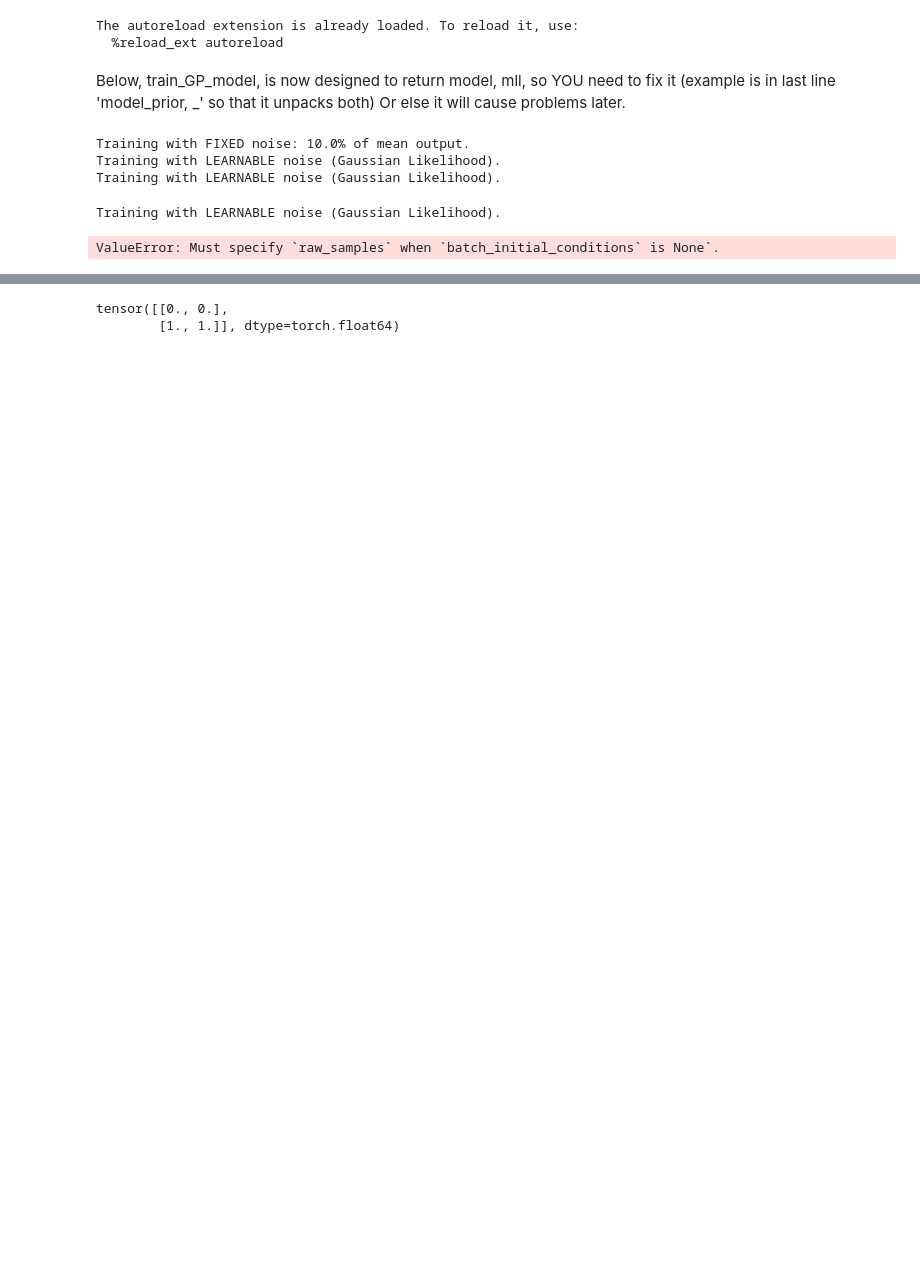
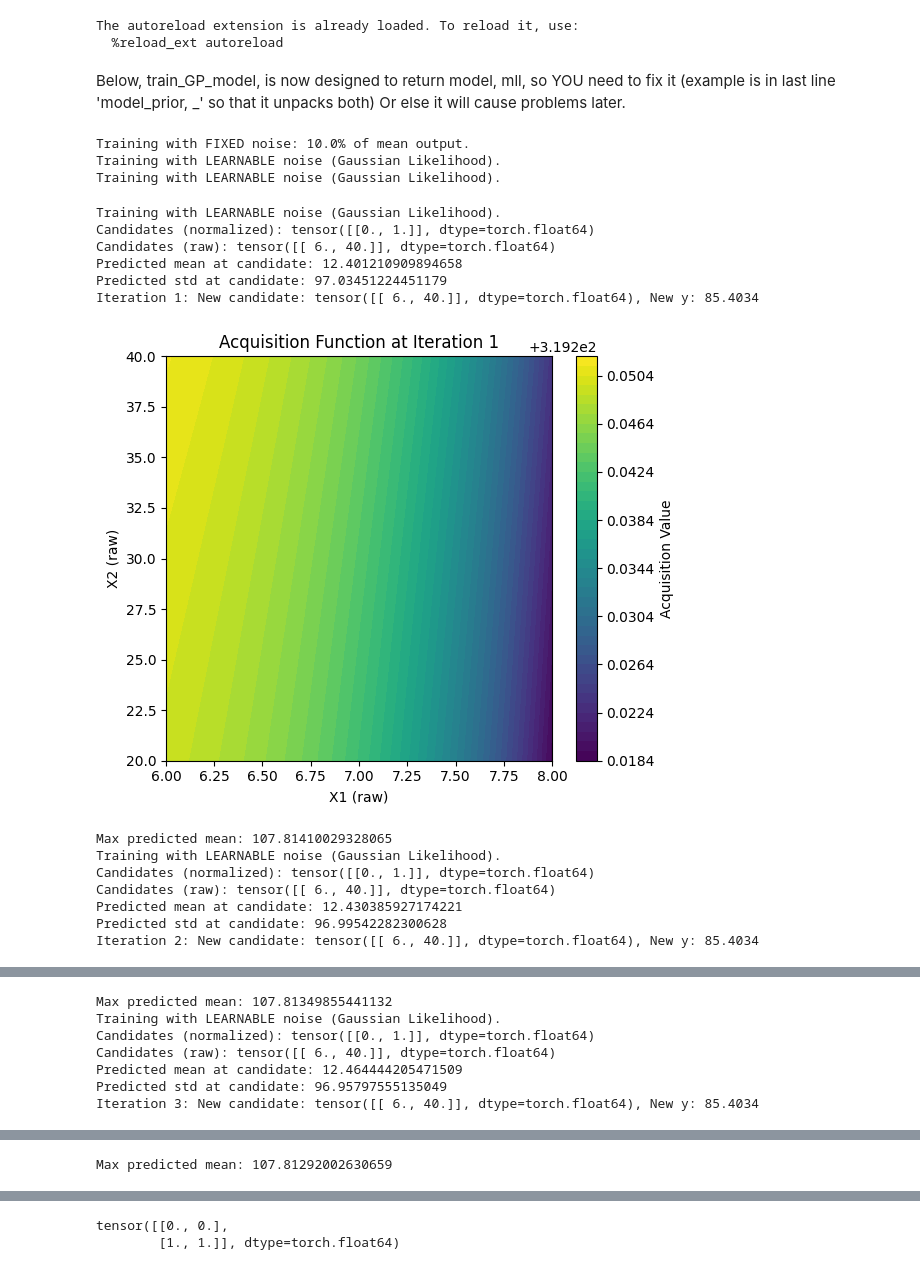
Before and after one commit to subarumuroi/Torch-Practice, a Jupyter notebook: Izzy model.ipynb, the cells around one changed output, grey strips where cells are left out. Cells and saved outputs as stored; diff of their text form; code cells hidden in the pictures; blank space fills up the shorter version.

Commit message:
figured out acq func

```diff
--- a/Izzy model.ipynb
+++ b/Izzy model.ipynb
@@ -153,8 +153,8 @@ from botorch.acquisition.monte_carlo import qExpectedImprovement, qUpperConfiden
 from botorch.acquisition.logei import qLogNoisyExpectedImprovement
 # %%
 num_restarts = 5 # default
-batch_initial_condittions = (num_restarts=num_restarts, train_X.unsqueeze(1), bounds.shape[1])
-
+topk = torch.topk(train_Y.squeeze(), k=num_restarts, largest=True)
+batch_initial_conditions = train_X[topk.indices].unsqueeze(1)
 #the above is where you stopped... it's still wrong. keep working on this
 
 normalized_bounds = torch.stack([torch.zeros(bounds.shape[1], dtype=bounds.dtype),
@@ -166,39 +166,66 @@ for iteration in range(n_iterations):
     # train model
     model, mll = train_GP_model(train_X, train_Y, fixed_noise=False)
 
+    # recompute batch_inital_conditions each iteration
+    topk = torch.topk(train_Y.squeeze(), k=num_restarts, largest=True)
+    batch_initial_conditions = train_X[topk.indices].unsqueeze(1)
+
     # Define the acquisition function (UCB, EI, PI)
-    acq_func = LogExpectedImprovement(model=model, best_f=train_Y.max(), maximize=True) # maximize=True for maximization problem
-    #acq_func = UpperConfidenceBound(model=model, beta=0.1) # UCB
+    #acq_func = LogExpectedImprovement(model=model, best_f=train_Y.max(), maximize=True) # maximize=True for maximization problem
+    acq_func = UpperConfidenceBound(model=model, beta=10) # UCB
     #acq_func = ProbabilityOfImprovement(model=model, best_f=train_Y.max(), maximize=True) # PI
     #acq_func = qExpectedImprovement(model=model, best_f=train_Y.max(), maximize=True) # qEI
     #acq_func = qUpperConfidenceBound(model=model, beta=0.1) # qUCB
     #acq_func = qProbabilityOfImprovement(model=model, best_f=train_Y.max(), maximize=True) # qPI
-    #acq_func = qLogNoisyExpectedImprovement(model=model, best_f=train_Y.max(), maximize=True) # qLogEI
+    #acq_func = qLogNoisyExpectedImprovement(model=model, X_baseline = train_X ) # qLogEI
     #acq_func = qLogNoisyExpectedImprovement(model=model, best_f=train_Y.max(), maximize=True, noise_level=noise_level) # qLogEI with noise level
     #acq_func = qLogNoisyExpectedImprovement(model=model, best_f=train_Y.max(), maximize=True, noise_level=noise_level, num_samples=1000) # qLogEI with noise level and num_samples
     #acq_func = qLogNoisyExpectedImprovement(model=model, best_f=train_Y.max(), maximize=True, noise_level=noise_level, num_samples=1000, num_fantasies=5) # qLogEI with noise level and num_samples and num_fantasies
     #acq_func = qLogNoisyExpectedImprovement(model=model, best_f=train_Y.max(), maximize=True, noise_level=noise_level, num_samples=1000, num_fantasies=5, num_restarts=10) # qLogEI with noise level and num_samples and num_fantasies and num_restarts
     #acq_func = qLogNoisyExpectedImprovement(model=model, best_f=train_Y.max(), maximize=True, noise_level=noise_level, num_samples=1000, num_fantasies=5, num_restarts=10, raw_samples=True) # qLogEI with noise level and num_samples and num_fantasies and num_restarts and raw_samples
     #acq_func = qLogNoisyExpectedImprovement(model=model, best_f=train_Y.max(), maximize=True, noise_level=noise_level, num_samples=1000, num_fantasies=5, num_restarts=10, raw_samples=True, return_best_only=True) # qLogEI with noise level and num_samples and num_fantasies and num_restarts and raw_samples and return_best_only
 
     candidate, _ = optimize_acqf(
         acq_function=acq_func,
         bounds=normalized_bounds,
         q=1, # number of candidates to sample
-        num_restarts=5, # number of restarts for optimization
-        raw_samples=
+        num_restarts=10, # number of restarts for optimization
+        raw_samples= 256, # number of raw samples for optimization
+        batch_initial_conditions=batch_initial_conditions, # initial conditions for optimization
+        #num_fantasies=5, # number of fantasies for optimization
     )
 
     # unnormalize candidate
     candidate_raw = unnormalize(candidate, bounds=bounds)
     print("Candidates (normalized):", candidate)
     print("Candidates (raw):", candidate_raw)
+
     # evaluate objective function at candidate point
     new_y = objective_function(candidate_raw, seed=seed)
     train_X = torch.cat([train_X, candidate_raw], dim=0)
     train_Y = torch.cat([train_Y,new_y.unsqueeze(-1)], dim=0)
 
-    print(f"Iteration {iteration+1}: New candidate: {candidate_raw}, New y: {new_y}")
+    posterior = model.posterior(candidate)
+    print(f"Predicted mean at candidate: {posterior.mean.item()}")
+    print(f"Predicted std at candidate: {posterior.variance.sqrt().item()}")
+    print(f"Iteration {iteration+1}: New candidate: {candidate_raw}, New y: {new_y.item():.4f}")
+
+    # Optional: Plot acquisition function
+    plot_acquisition(acq_func, bounds, title=f"Acquisition Function at Iteration {iteration+1}")
+    plt.show()
+    print("Max predicted mean:", model.posterior(train_X).mean.max().item())
 # %% [output]
 Training with LEARNABLE noise (Gaussian Likelihood).
+Candidates (normalized): tensor([[0., 1.]], dtype=torch.float64)
+Candidates (raw): tensor([[ 6., 40.]], dtype=torch.float64)
+Predicted mean at candidate: 12.401210909894658
+Predicted std at candidate: 97.03451224451179
+Iteration 1: New candidate: tensor([[ 6., 40.]], dtype=torch.float64), New y: 85.4034
+[figure, added]
-ValueError: Must specify `raw_samples` when `batch_initial_conditions` is None`.
+Max predicted mean: 107.81410029328065
+Training with LEARNABLE noise (Gaussian Likelihood).
+Candidates (normalized): tensor([[0., 1.]], dtype=torch.float64)
+Candidates (raw): tensor([[ 6., 40.]], dtype=torch.float64)
+Predicted mean at candidate: 12.430385927174221
+Predicted std at candidate: 96.99542282300628
+Iteration 2: New candidate: tensor([[ 6., 40.]], dtype=torch.float64), New y: 85.4034
@@ -204,0 +233,7 @@ ValueError: Must specify `raw_samples` when `batch_initial_conditions` is None`.
+Max predicted mean: 107.81349855441132
+Training with LEARNABLE noise (Gaussian Likelihood).
+Candidates (normalized): tensor([[0., 1.]], dtype=torch.float64)
+Candidates (raw): tensor([[ 6., 40.]], dtype=torch.float64)
+Predicted mean at candidate: 12.464444205471509
+Predicted std at candidate: 96.95797555135049
+Iteration 3: New candidate: tensor([[ 6., 40.]], dtype=torch.float64), New y: 85.4034
@@ -204,0 +241 @@ ValueError: Must specify `raw_samples` when `batch_initial_conditions` is None`.
+Max predicted mean: 107.81292002630659
```
Also changed, not shown: parts of 6 cells of this notebook.
